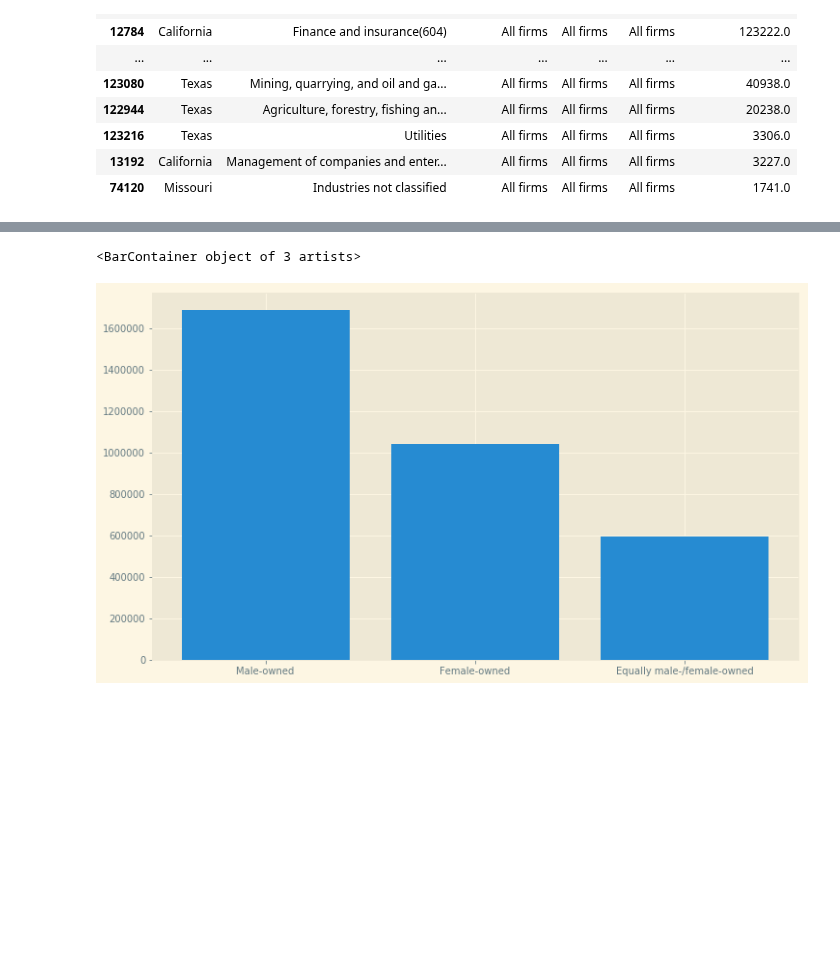
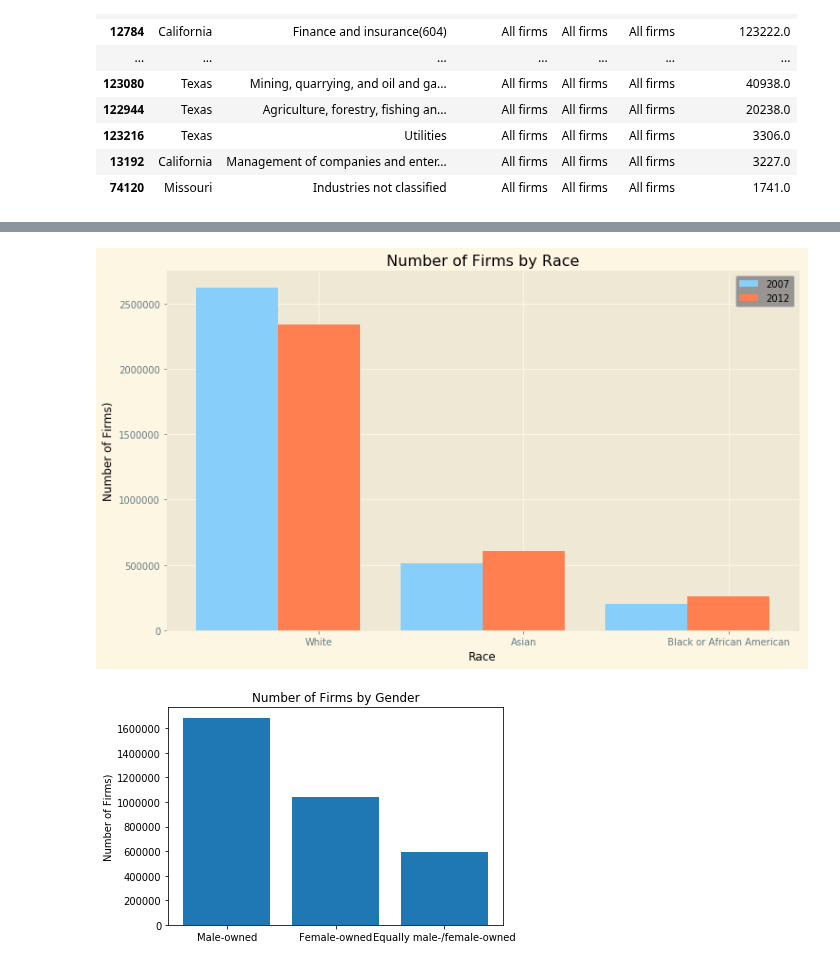
Before and after one commit to tafolabi/Project_Alpha, a Jupyter notebook: 2007.ipynb, the cells around one changed output, grey strips where cells are left out. Drawn from its saved outputs; the diff is of its cells as text; code cells hidden in the pictures; blank space fills up the shorter version.

```diff
--- a/2007.ipynb
+++ b/2007.ipynb
@@ -580,0 +732,24 @@ plt.barh(dfzr_plot["Race"],dfzr_plot["Number of Firms"])
+# %%
+merge_race = pd.merge(dfzr_plot, dfzr2_plot, on="Race")
+merge_race
+# plt.bar(merge_race["Race"],merge_race["Number of Firms_x"],label=2007)
+# plt.bar(merge_race["Race"],merge_race["Number of Firms_y"],label= 2012)
+# plt.title('Number of Firms by Race', color='black')
+# plt.ylabel(('Number of Firms)'), color='black')
+#plt.xlabel(('Number of Firms'), color='black')
+#legend = plt.legend()
+xpos = np.arange(len(merge_race["Race"]))
+plt.xticks(ypos+bar_width, merge_race["Race"])
+bar_width = 0.4
+plt.title('Number of Firms by Race', color='black')
+plt.ylabel(('Number of Firms)'), color='black')
+plt.xlabel(('Race'), color='black')
+plt.bar(xpos,merge_race["Number of Firms_x"],bar_width,label='2007', facecolor='lightskyblue', align='center')
+plt.bar(xpos+bar_width,merge_race["Number of Firms_y"],bar_width,label='2012', facecolor='coral', align='center')
+legend = plt.legend()
+plt.rcParams['figure.figsize']= (12,7)
+plt.style.use('Solarize_Light2')
+legend.get_frame().set_facecolor('grey')
+plt.savefig("Output/Number of Firms by Race for both 2007 and 2012.png")
+# %% [output]
+[figure, added]
@@ -581,20 +762,21 @@ plt.barh(dfzr_plot["Race"],dfzr_plot["Number of Firms"])
 # %%
 #df_gen= df_new.loc[(df_new['Sector']=='Total for all sectors')  &  (df_new['Race']=='All firms')  & (df_new['Ethnicity']=='All firms')&(df_new['Gender owned']!='All firms classifiable by gender, ethnicity, race, and veteran status') |(df_new['Gender owned']!='Publicly held and other firms not classifiable by gender, ethnicity, race, and veteran status')]
 df_gen= df_new.loc[(df_new['Sector']=='Total for all sectors')  &  (df_new['Race']=='All firms')  & (df_new['Ethnicity']=='All firms')&(df_new['Gender owned']=='Female-owned')|(df_new['Gender owned']=='Male-owned') |(df_new['Gender owned']=='Equally male-/female-owned')]
 
 
 #df_gent=df_gen['Gender owned']
 #loc['Publicly held and other firms not classifiable by gender, ethnicity, race, and veteran status','All firms classifiable by gender, ethnicity, race, and veteran status']
 #.drop(['Publicly held and other firms not classifiable by gender, ethnicity, race, and veteran status','All firms classifiable by gender, ethnicity, race, and veteran status'],axis=0)
 df_gen=df_gen.groupby(['Gender owned']).agg({"Number of Firms": "max"})
 df_gen=df_gen.sort_values('Number of Firms', ascending= False)
 #dfzg
 df_gen
-
+plt.title('Number of Firms by Gender', color='black')
+plt.ylabel(('Number of Firms)'), color='black')
 df_gen.reset_index(inplace=True)
 df_gen
 
 plt.bar(df_gen["Gender owned"],df_gen["Number of Firms"])
+plt.savefig("Output/Number of Firms by Gender 2007.png")
 # %% [output]
-<BarContainer object of 3 artists>
-[figure, old version]
+[figure, new version]
```
Also changed, not shown: parts of 44 cells of this notebook, 10 other files.
